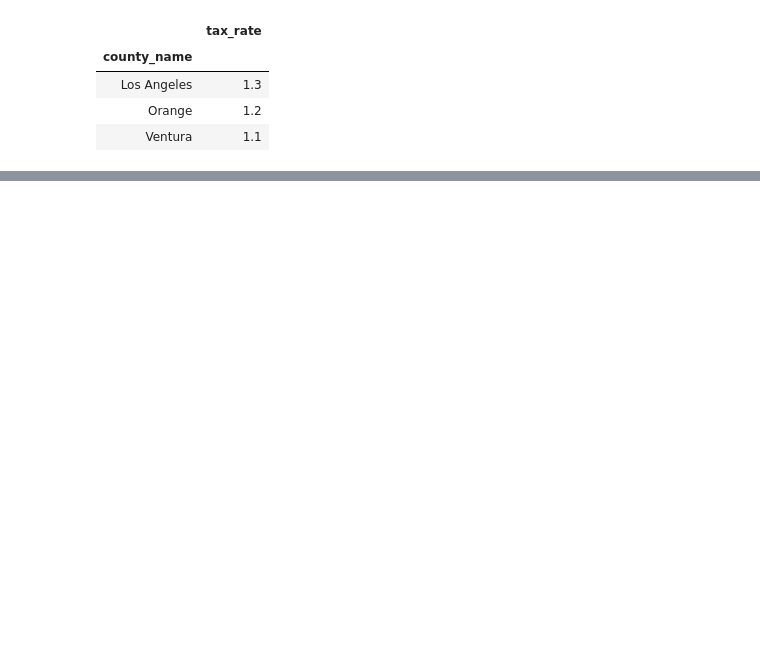
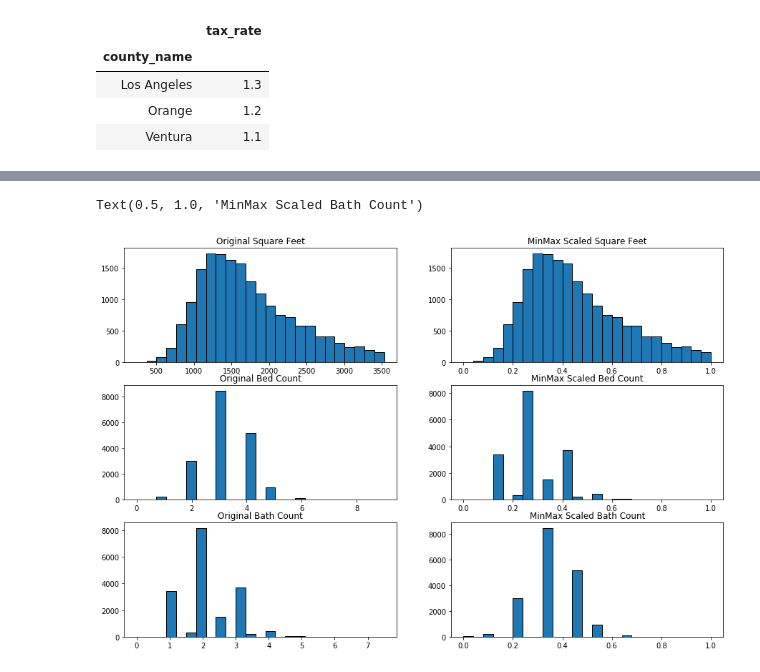
Before and after one commit to QuantumKane/zillow_regression_project, a Jupyter notebook: zillow_explore.ipynb, the cells around one changed output, grey strips where cells are left out. Drawn from its saved outputs; the diff is of its cells as text; code cells hidden in the pictures; blank space fills up the shorter version.

```diff
--- a/zillow_explore.ipynb
+++ b/zillow_explore.ipynb
@@ -260,25 +291,28 @@ sns.pairplot(df, corner=True)
 # %%
 # Visualize the original variables versus the scaled variables
 
 plt.figure(figsize=(15, 10))
 
 plt.subplot(321)
 plt.hist(train.square_feet, bins=25, ec='black')
 plt.title('Original Square Feet')
 plt.subplot(322)
 plt.hist(train.square_feet_scaled, bins=25, ec='black')
 plt.title('MinMax Scaled Square Feet')
 
 plt.subplot(323)
 plt.hist(train.bedrooms, bins=25, ec='black')
 plt.title('Original Bed Count')
 plt.subplot(324)
 plt.hist(train.bedrooms_scaled, bins=25, ec='black')
 plt.title('MinMax Scaled Bed Count')
 
 plt.subplot(325)
 plt.hist(train.bathrooms, bins=25, ec='black')
-plt.title('Original Square Feet')
+plt.title('Original Bath Count')
 plt.subplot(326)
 plt.hist(train.bathrooms_scaled, bins=25, ec='black')
-plt.title('MinMax Scaled Square Feet')
+plt.title('MinMax Scaled Bath Count')
+# %% [output]
+Text(0.5, 1.0, 'MinMax Scaled Bath Count')
+[figure, added]
```
Also changed, not shown: parts of 26 cells of this notebook.
